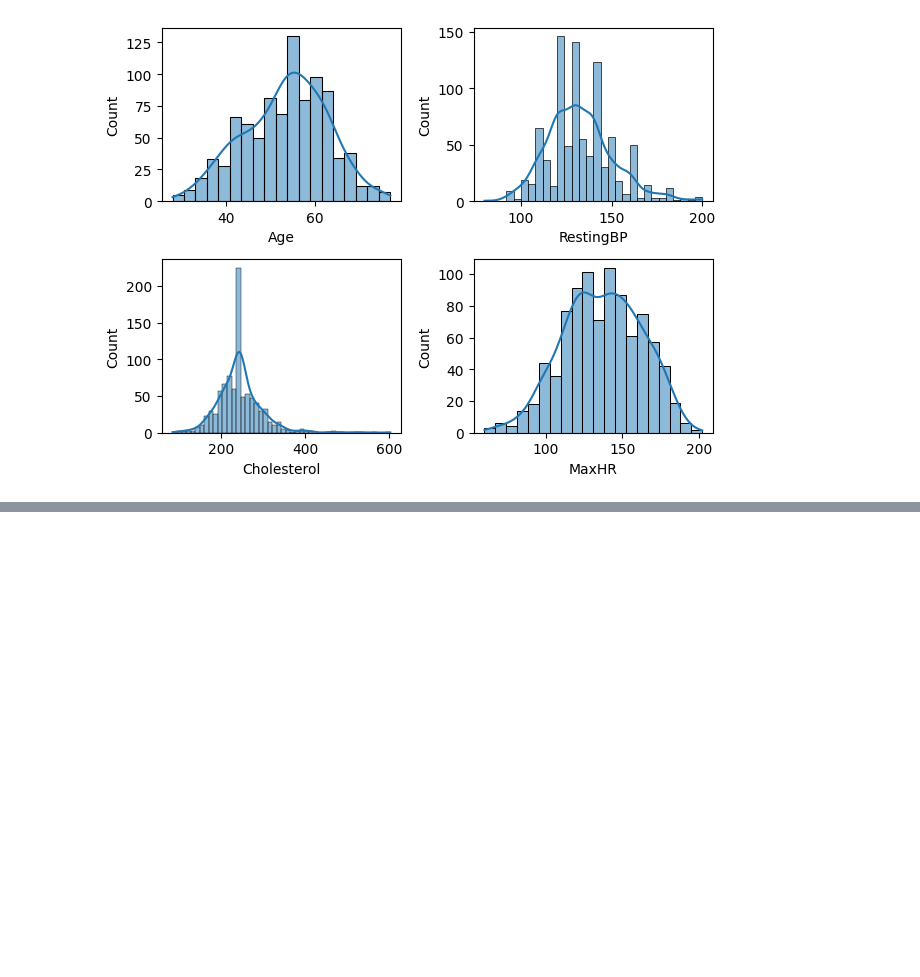
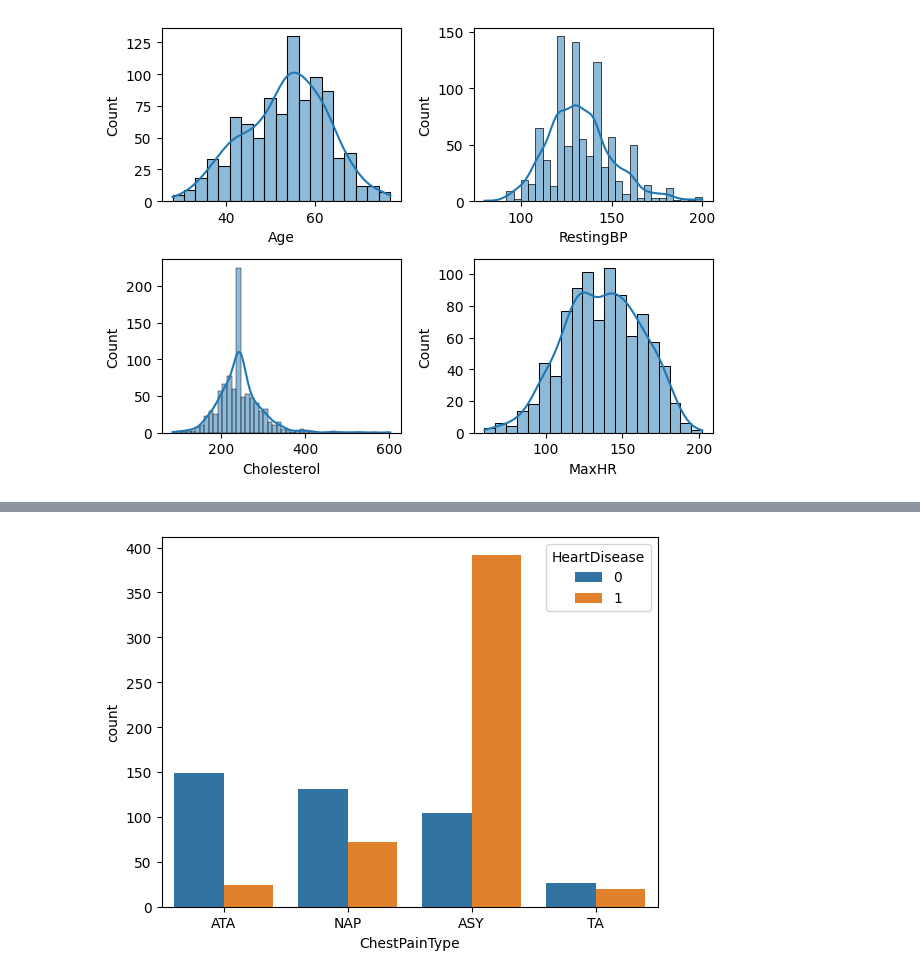
Before and after one commit to laxmansharma1811/Feature_Extraction_Project, a Jupyter notebook: heart.ipynb, the cells around one changed output, grey strips where cells are left out. Saved outputs shown, nothing was run; the diff lists cells and outputs as text; code cells hidden in the pictures; blank space fills up the shorter version.

```diff
--- a/heart.ipynb
+++ b/heart.ipynb
@@ -157,0 +176,5 @@ plt.show()
+# %%
+sns.countplot(x=df['ChestPainType'], hue=df['HeartDisease'])
+plt.show()
+# %% [output]
+[figure, added]
```
Also changed, not shown: parts of 6 cells of this notebook.
